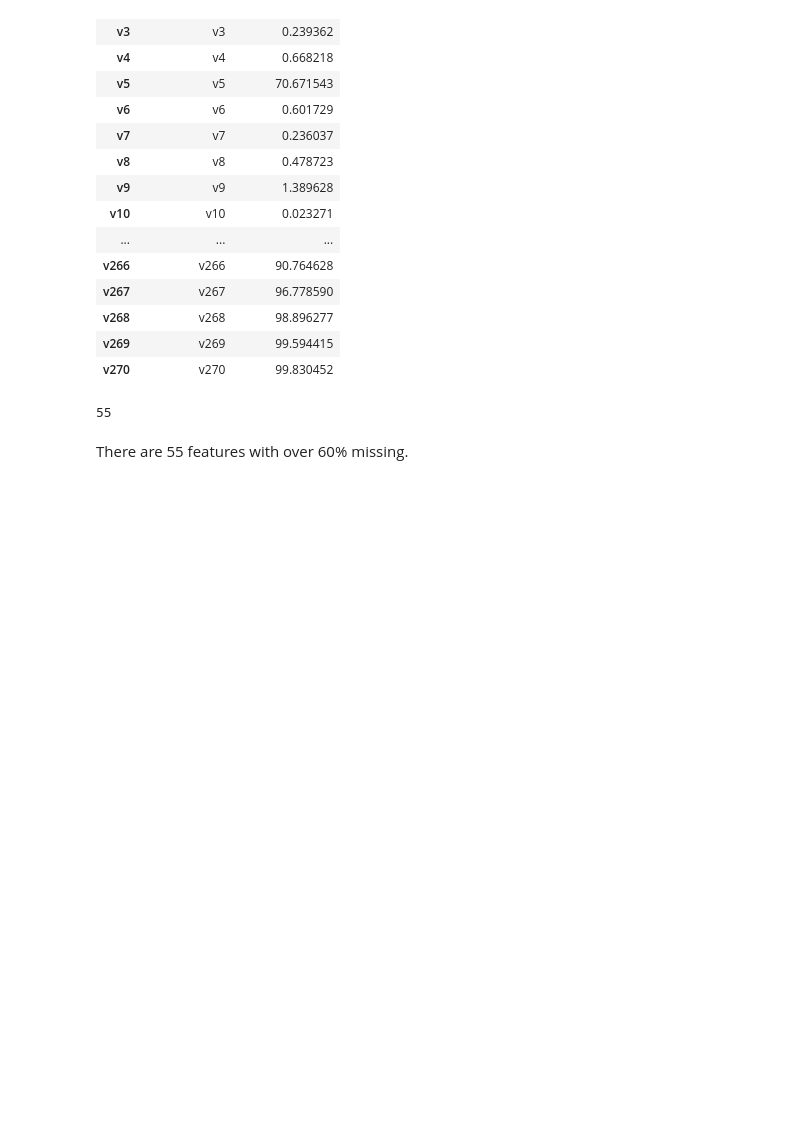
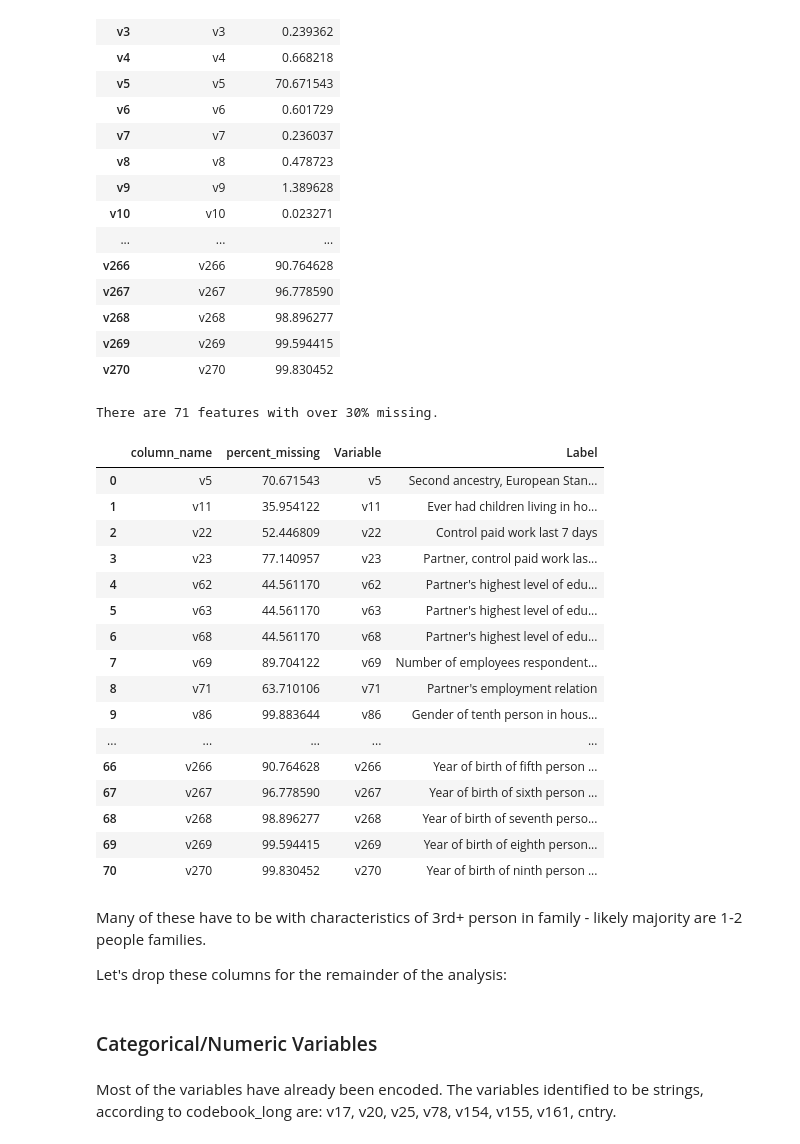
Before and after one commit to sabrina-tan/stat441-W20-project, a Jupyter notebook: 02-exploratory/EDA-Sabrina.ipynb, the cells around one changed output. Saved outputs shown, nothing was run; the diff lists cells and outputs as text; code cells hidden in the pictures; blank space fills up the shorter version.

```diff
--- a/02-exploratory/EDA-Sabrina.ipynb
+++ b/02-exploratory/EDA-Sabrina.ipynb
@@ -180,9 +182,37 @@ missing_value_df_nodots[missing_value_df_nodots.percent_missing > 0]
 | v268 | v268 | 98.896277 |
 | v269 | v269 | 99.594415 |
 | v270 | v270 | 99.830452 |
-# %%
-len(missing_value_df_nodots[missing_value_df_nodots.percent_missing > 60])
-# %% [output]
-55
-# %% [markdown]
-There are 55 features with over 60% missing.
+# %%
+percent = 30
+cols_missing = missing_value_df_nodots[missing_value_df_nodots.percent_missing > percent]
+n_cols_missing = len(missing_value_df_nodots[missing_value_df_nodots.percent_missing > percent])
+# %%
+print("There are " + str(n_cols_missing) + " features with over " + str(percent) + "% missing.")
+# %% [output]
+There are 71 features with over 30% missing.
+# %%
+# Attach short desc for more context
+codebook_labels = ['Variable', "Label"]
+cols_missing.merge(codebook[codebook_labels], left_on = 'column_name', right_on = "Variable", how = "left")
+# %% [output]
+|  | column_name | percent_missing | Variable | Label |
+| 0 | v5 | 70.671543 | v5 | Second ancestry, European Stan... |
+| 1 | v11 | 35.954122 | v11 | Ever had children living in ho... |
+| 2 | v22 | 52.446809 | v22 | Control paid work last 7 days |
+| 3 | v23 | 77.140957 | v23 | Partner, control paid work las... |
+| 4 | v62 | 44.561170 | v62 | Partner's highest level of edu... |
+| 5 | v63 | 44.561170 | v63 | Partner's highest level of edu... |
+| 6 | v68 | 44.561170 | v68 | Partner's highest level of edu... |
+| 7 | v69 | 89.704122 | v69 | Number of employees respondent... |
+| 8 | v71 | 63.710106 | v71 | Partner's employment relation |
+| 9 | v86 | 99.883644 | v86 | Gender of tenth person in hous... |
+| ... | ... | ... | ... | ... |
+| 66 | v266 | 90.764628 | v266 | Year of birth of fifth person ... |
+| 67 | v267 | 96.778590 | v267 | Year of birth of sixth person ... |
+| 68 | v268 | 98.896277 | v268 | Year of birth of seventh perso... |
+| 69 | v269 | 99.594415 | v269 | Year of birth of eighth person... |
+| 70 | v270 | 99.830452 | v270 | Year of birth of ninth person ... |
+# %% [markdown]
+Many of these have to be with characteristics of 3rd+ person in family - likely majority are 1-2 people families.
+
+Let's drop these columns for the remainder of the analysis:
@@ -188,0 +223,4 @@ There are 55 features with over 60% missing.
+# %% [markdown]
+### Categorical/Numeric Variables
+# %% [markdown]
+Most of the variables have already been encoded. The variables identified to be strings, according to codebook_long are: v17, v20, v25, v78, v154, v155, v161, cntry.
```
Also changed, not shown: parts of 6 cells of this notebook.
